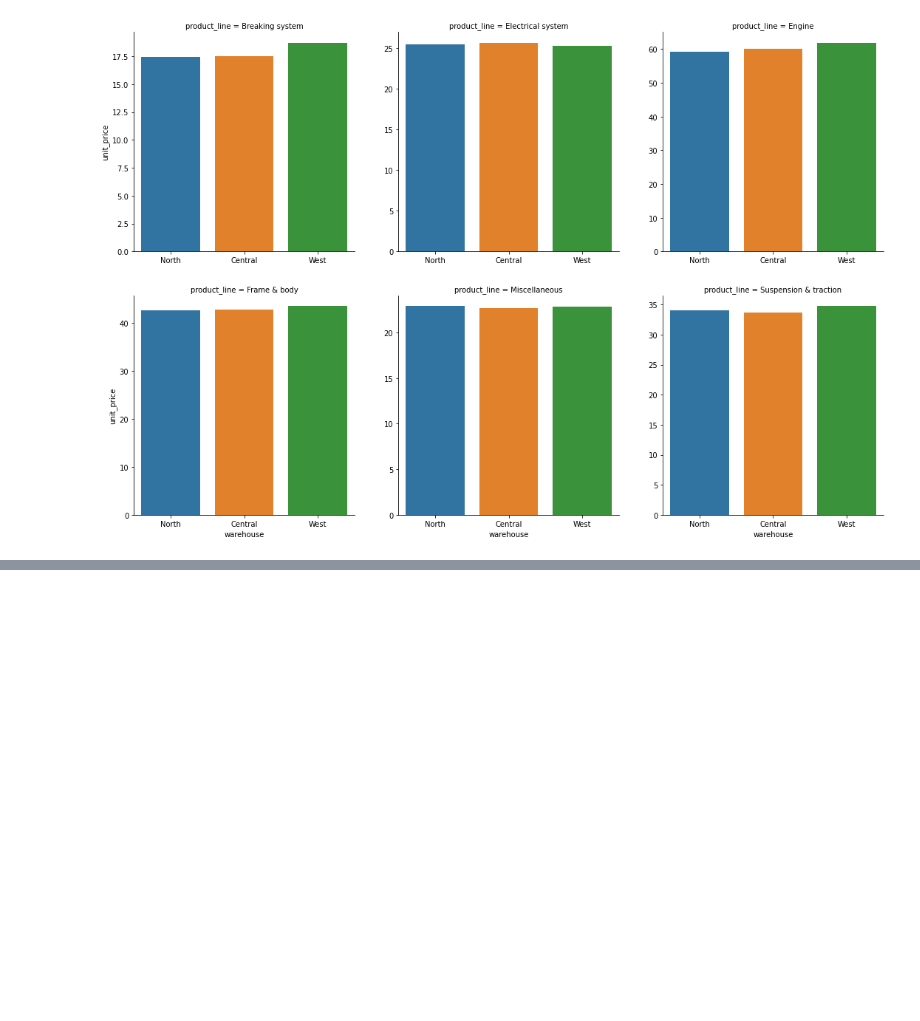
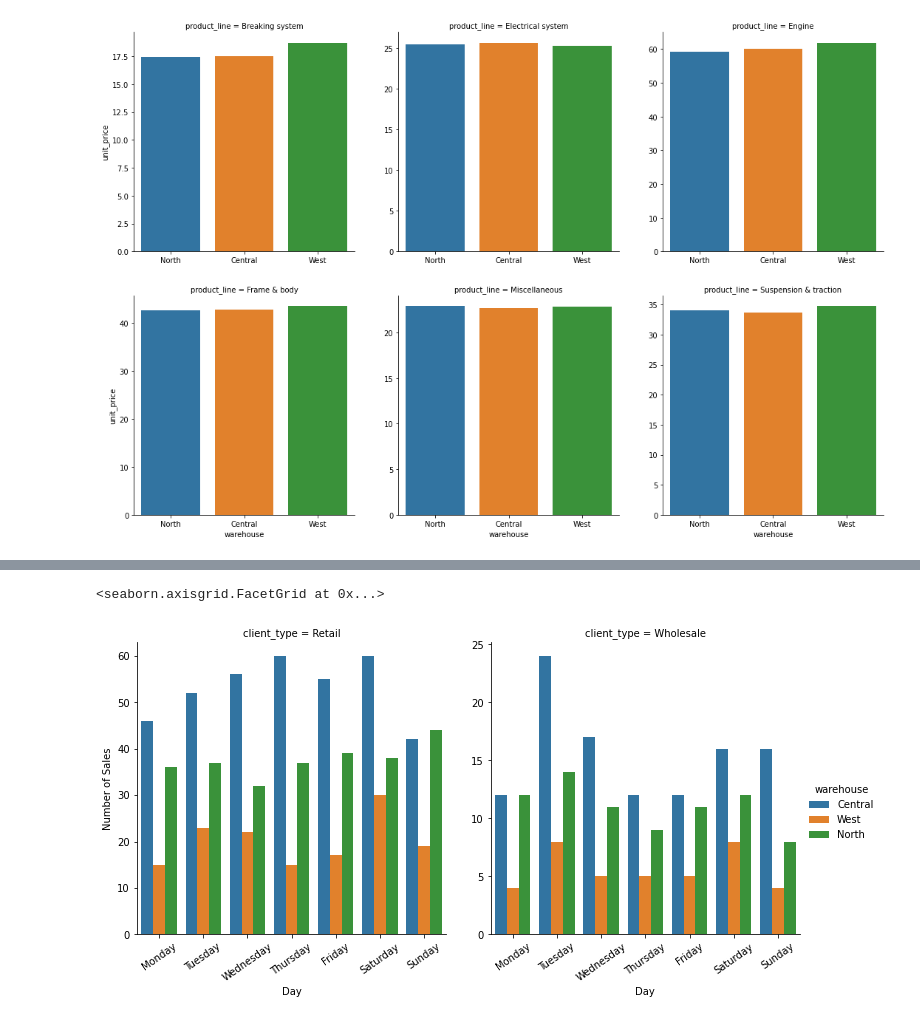
Before and after one commit to LuisEVT/Sales_Data_On_Motorcycle_Parts, a Jupyter notebook: Sale_Data_On_Motorcycle_Parts.ipynb, the cells around one changed output, grey strips where cells are left out. Drawn from its saved outputs; the diff is of its cells as text; code cells hidden in the pictures; blank space fills up the shorter version.

```diff
--- a/Sale_Data_On_Motorcycle_Parts.ipynb
+++ b/Sale_Data_On_Motorcycle_Parts.ipynb
@@ -156,0 +210,9 @@ plt.subplots_adjust(hspace = 0.2, wspace = 0.2)
+# %%
+g = sns.catplot(x='day_name', data = time_df.sort_values(by='day_of_week') ,hue='warehouse',col = 'client_type', kind = 'count',sharey = False)
+
+g.set_xlabels('Day')
+g.set_ylabels('Number of Sales')
+g.set_xticklabels(rotation=35, horizontalalignment='center')
+# %% [output]
+<seaborn.axisgrid.FacetGrid at 0x...>
+[figure, added]
```
Also changed, not shown: parts of 6 cells of this notebook.
